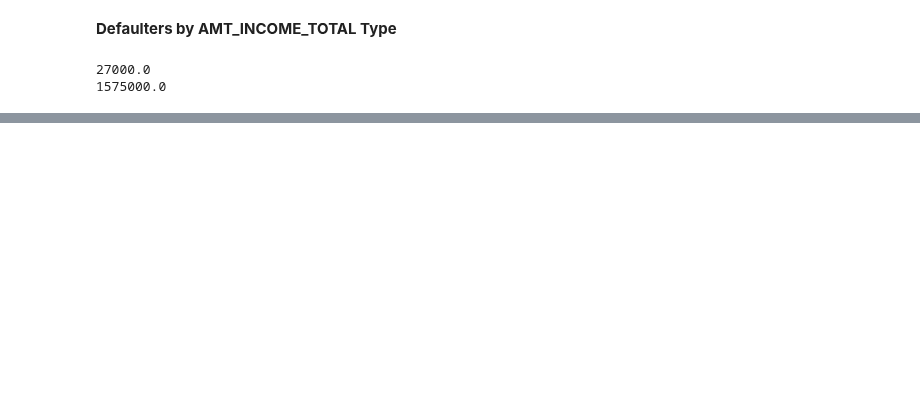
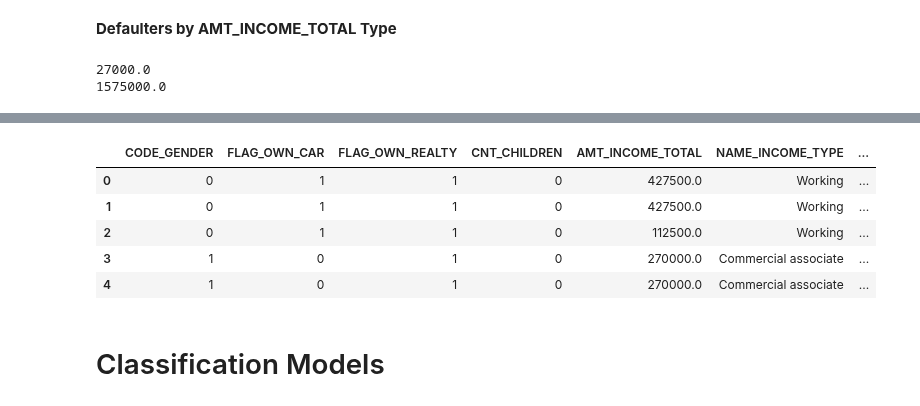
Before and after one commit to dvh549/Financial_Analytics, a Jupyter notebook: Main_Notebook.ipynb, the cells around one changed output, grey strips where cells are left out. Drawn from its saved outputs; the diff is of its cells as text; code cells hidden in the pictures; blank space fills up the shorter version.

Commit message:
Pre-processing & Model Updates

```diff
--- a/Main_Notebook.ipynb
+++ b/Main_Notebook.ipynb
@@ -311,0 +412,14 @@ d_education_type.plot(kind='bar', figsize=(16,9),title="Defaulters by Education
+# %%
+# convert days to years
+
+merged["EMP_YEARS"] = merged.DAYS_EMPLOYED / 365
+merged["AGE"] = merged.DAYS_BIRTH / 365
+merged.drop(["DAYS_BIRTH","DAYS_EMPLOYED"], axis = 1, inplace = True)
+merged.head()
+# %% [output]
+|  | CODE_GENDER | FLAG_OWN_CAR | FLAG_OWN_REALTY | CNT_CHILDREN | AMT_INCOME_TOTAL | NAME_INCOME_TYPE | ... |
+| 0 | 0 | 1 | 1 | 0 | 427500.0 | Working | ... |
+| 1 | 0 | 1 | 1 | 0 | 427500.0 | Working | ... |
+| 2 | 0 | 1 | 1 | 0 | 112500.0 | Working | ... |
+| 3 | 1 | 0 | 1 | 0 | 270000.0 | Commercial associate | ... |
+| 4 | 1 | 0 | 1 | 0 | 270000.0 | Commercial associate | ... |
@@ -311,0 +430,2 @@ d_education_type.plot(kind='bar', figsize=(16,9),title="Defaulters by Education
+# %% [markdown]
+# Classification Models
```
Also changed, not shown: parts of 50 cells of this notebook.
